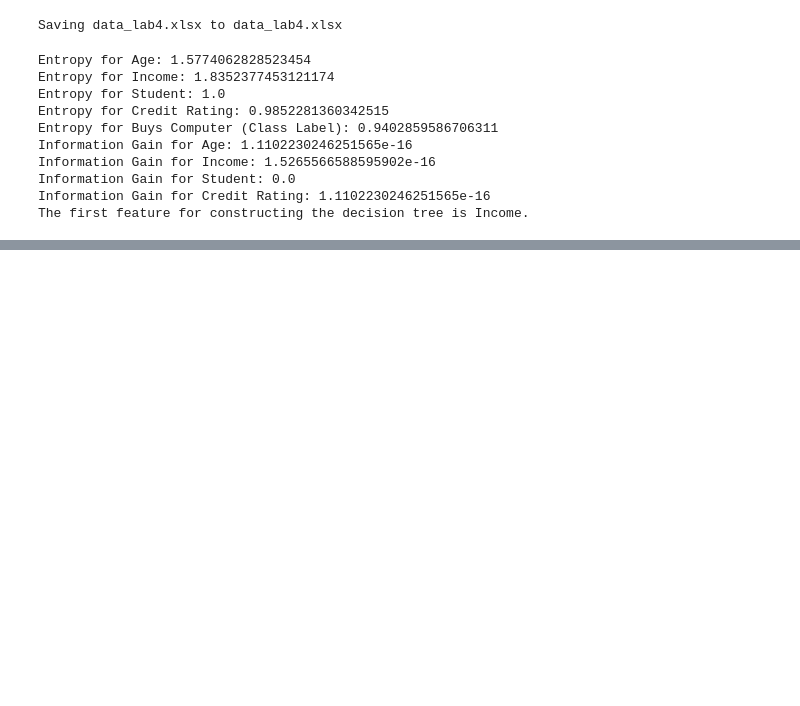
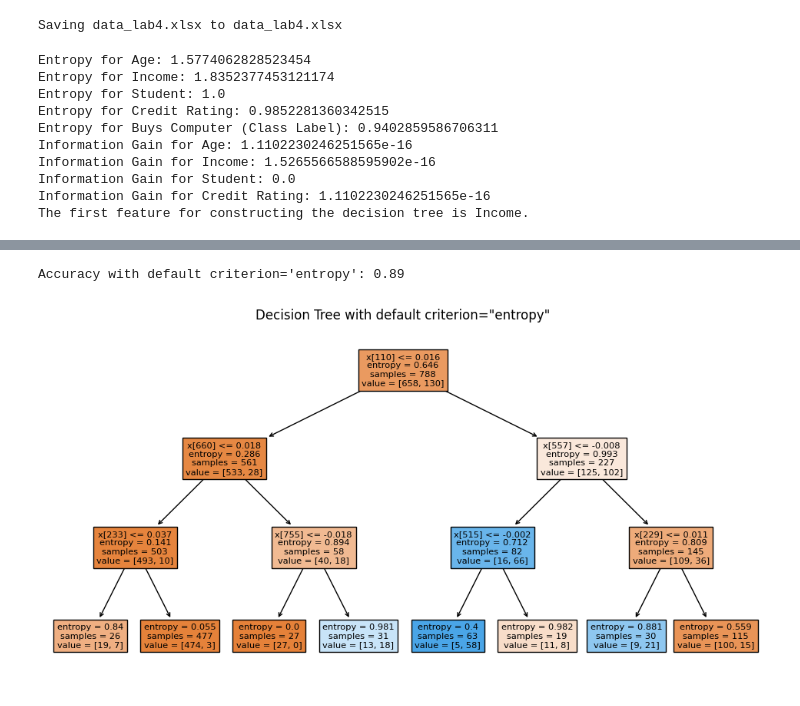
Before and after one commit to vidulaarumugam/Machine-learning_vidula, a Jupyter notebook: lab4_ml.ipynb, the cells around one changed output, grey strips where cells are left out. Saved outputs shown, nothing was run; the diff lists cells and outputs as text; code cells hidden in the pictures; blank space fills up the shorter version.

```diff
--- a/lab4_ml.ipynb
+++ b/lab4_ml.ipynb
@@ -103,0 +171,28 @@ Depth of the constructed decision tree: 5
+# %%
+#A6) Change the criterion to “Entropy”
+
+clf_entropy = DecisionTreeClassifier(max_depth= 3,criterion="entropy")
+
+# Fit the classifier on the training data
+clf_entropy.fit(X_train, y_train)
+
+# Predict on the test data
+y_pred_entropy = clf_entropy.predict(X_test)
+
+# Calculate accuracy
+accuracy_entropy = accuracy_score(y_test, y_pred_entropy)
+print(f"Accuracy with default criterion='entropy': {accuracy_entropy:.2f}")
+
+# Visualize the decision tree with "entropy" criterion
+plt.figure(figsize=(12, 6))
+plot_tree(clf_entropy, filled=True)
+plt.title('Decision Tree with default criterion="entropy"')
+plt.show()
+
+
+#differences between the default criterion and entropy criterion
+#Gini impurity measures the level of disorder or impurity in a dataset. It quantifies the probability of misclassifying a randomly chosen element if it were randomly classified according to the class distribution in the dataset.
+#Entropy, like Gini impurity, measures the level of disorder or impurity in a dataset. However, entropy often leads to more balanced splits in the tree compared to Gini impurity.
+# %% [output]
+Accuracy with default criterion='entropy': 0.89
+[figure, added]
```
Also changed, not shown: parts of 7 cells of this notebook.
